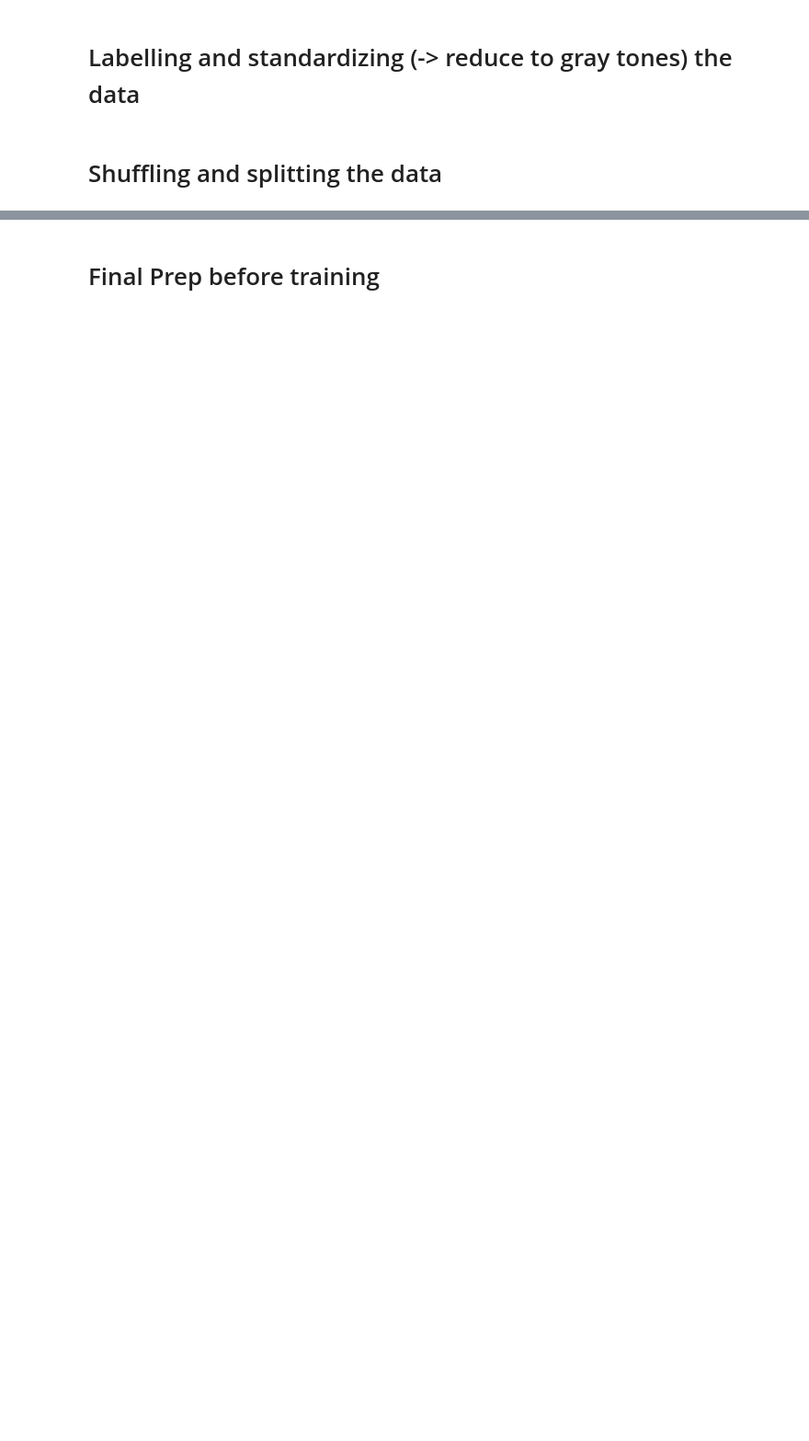
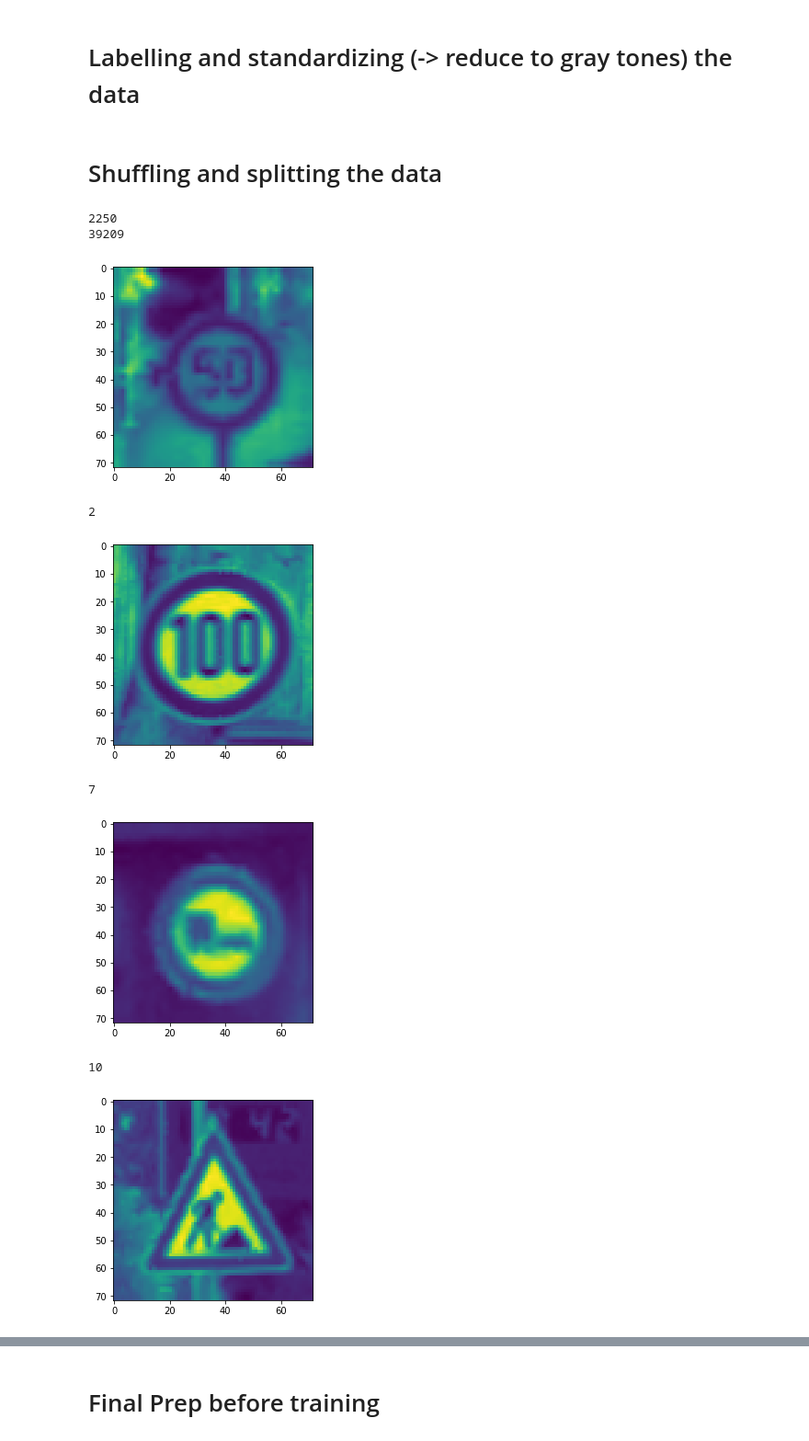
Before and after one commit to soerenray/Machine-Learning, a Jupyter notebook: GTSRB.ipynb, the cells around one changed output, grey strips where cells are left out. Shown at 92% size. Saved outputs shown, nothing was run; the diff lists cells and outputs as text; code cells hidden in the pictures; blank space fills up the shorter version.

```diff
--- a/GTSRB.ipynb
+++ b/GTSRB.ipynb
@@ -52,7 +48,7 @@ import matplotlib.pyplot as plt
 from matplotlib import image as img
 import numpy as np
 
-#Speicherung: training_dict{Klasse als String: Element}
+#Saving data: training_dict{sample number as String: picture}
 
 
 index = 0
@@ -60,20 +56,16 @@ training_dict = {}
 valid_images = [".ppm"]
 while index < len(all_elements):
 
-    new_path = train_path + '/' + all_elements[index]
-    klasse = str(index)
-    training_dict.update({klasse: []})
+    new_path = os.path.join(train_path, all_elements[index])
+    sample = str(index)
+    training_dict.update({sample: []})
 
-    for element in os.listdir(new_path):
-        if element[-3:] == "ppm":
+    for picture_path in os.listdir(new_path):
+        #get the ending of the picture path
+        if picture_path[-3:] == "ppm":
 
-            #ensures only training files (= files ending in .pppm are read)
-
-            ext = os.path.splitext(element)[1]
-            if ext.lower() not in valid_images:
-                continue
-            pfad = os.path.join(new_path,element)
-            training_dict[klasse].append(pfad)
+            path = os.path.join(new_path,picture_path)
+            training_dict[sample].append(path)
 
 
     index += 1
@@ -90,4 +88,7 @@ print(type(training_dict['0']))
 # %% [markdown]
 # Labelling and standardizing (-> reduce to gray tones) the data
+# %%
+#training pictures should be 72x72 pixels
+resized = 72
 # %%
 #Our labels
@@ -150,25 +139,35 @@ while index_klasse < len(training_dict):
 # %%
 import random
 
-random.shuffle(alle_daten)
+random.shuffle(all_data)
 
 insgesamt = 0
 
-for element in alle_daten:
+for element in all_data:
     if element[1] == 2:
         insgesamt += 1
 
 print(insgesamt)
-print(len(alle_daten))
+print(len(all_data))
 
-training_data, test_data = split_test_training(alle_daten)
+training_data, test_data = split_test_training(all_data)
 
 #for test purposes
-#traing_data: [[img,class],[img,class],...,[img,class]] is all randomnly shuffled
+#traing_data: [[img,class],[img,class],...,[img,class]] is all randomly shuffled
 
 for sample in training_data[:10]:
     plt.imshow(sample[0])
     plt.show()
     print(sample[1])
 
     print()
+# %% [output]
+2250
+39209
+[figure, added]
+2
+[figure, added]
+7
+[figure, added]
+10
+[figure, added]
```
Also changed, not shown: parts of 13 cells of this notebook, 2 other files.
